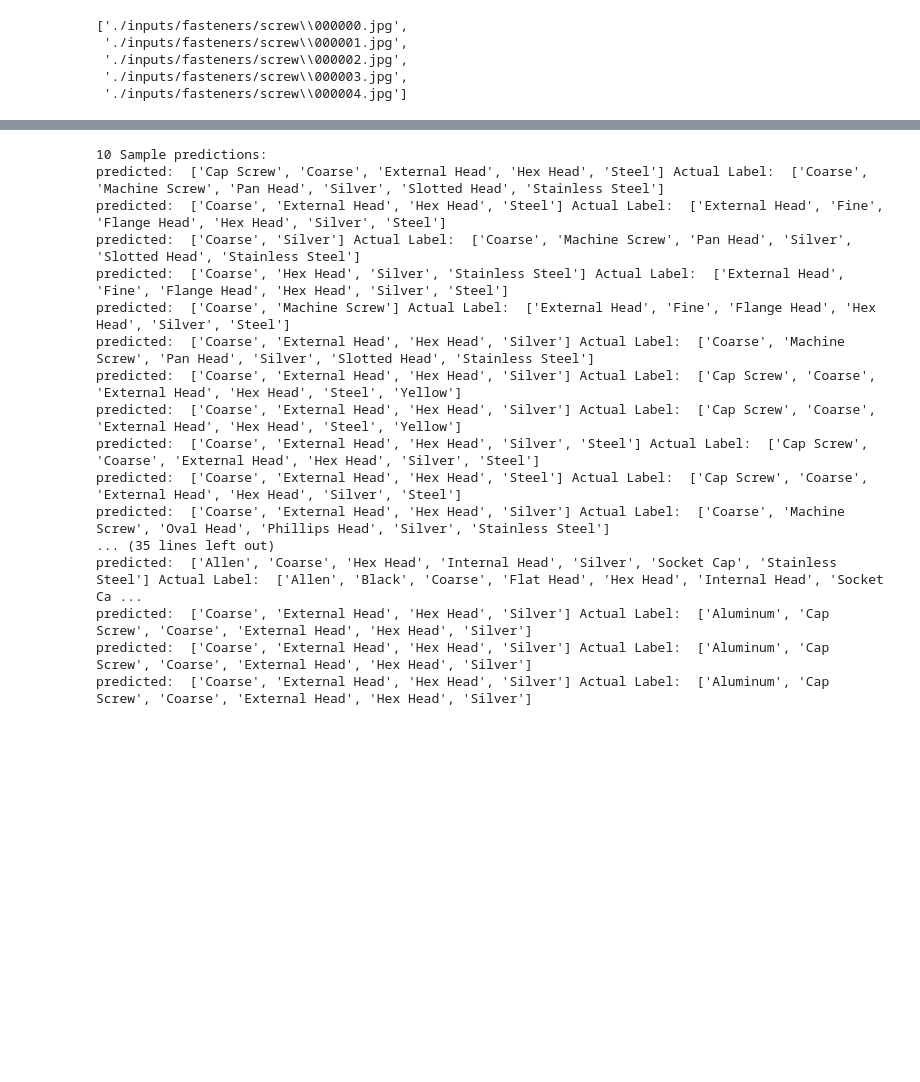
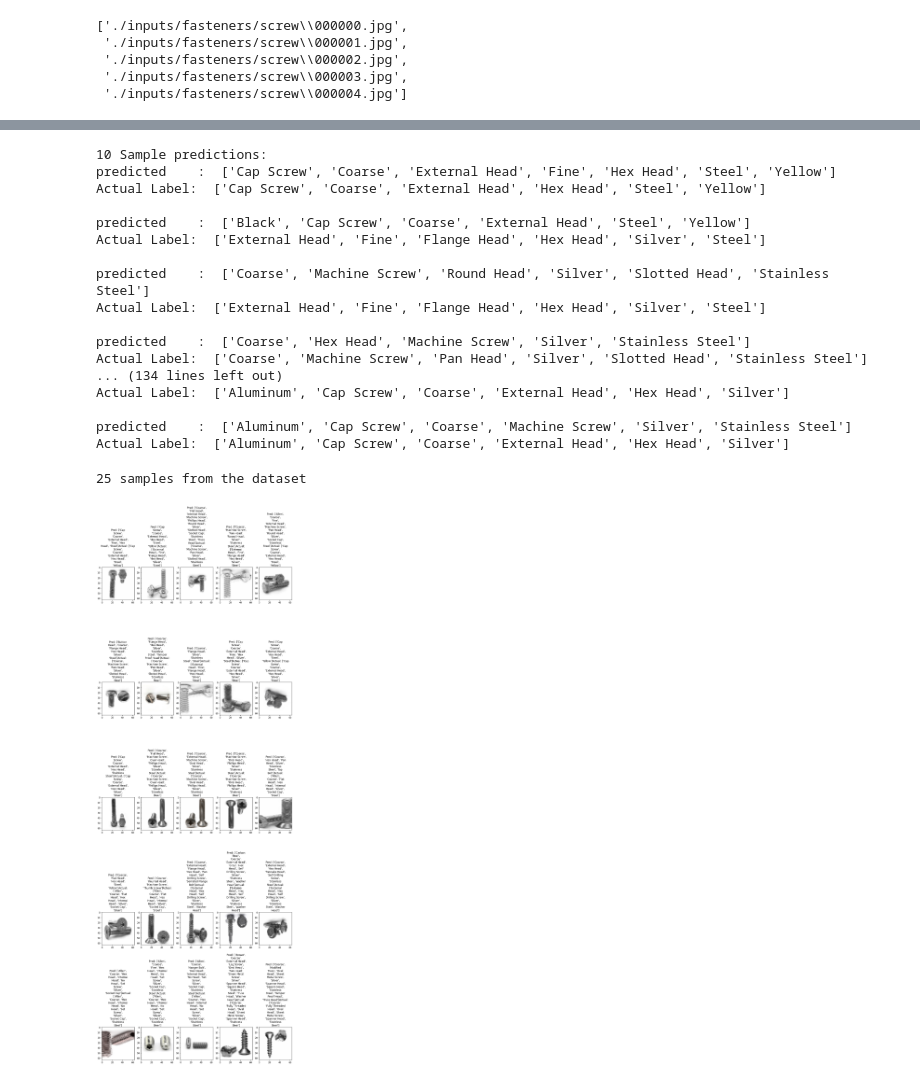
Before and after one commit to RyutaroInatsu/ImageAnnotationChallenge, a Jupyter notebook: notebooks/ImageAnnotationChallenge.ipynb, the cells around one changed output, grey strips where cells are left out. Saved outputs shown, nothing was run; the diff lists cells and outputs as text; code cells hidden in the pictures; blank space fills up the shorter version.

```diff
--- a/notebooks/ImageAnnotationChallenge.ipynb
+++ b/notebooks/ImageAnnotationChallenge.ipynb
@@ -783,7 +550,12 @@ model = tf.keras.Model(inputs, outputs)
+# %%
+# create custom loss function
+def custom_weighted_bce(y_true, y_pred):
+    loss = tf.nn.weighted_cross_entropy_with_logits(tf.cast(y_true, tf.float32), y_pred, weight_balanced)
+    return tf.reduce_mean(loss, axis=1)
 # %%
 model.compile(
   optimizer=tf.keras.optimizers.Nadam(learning_rate=0.0005),
-  loss=tf.keras.losses.BinaryCrossentropy(),
+  loss=custom_weighted_bce,
   metrics=[tf.keras.metrics.BinaryAccuracy()])
 model.summary()
 # %% [output]
@@ -804,10 +578,8 @@ _________________________________________________________________
 # %%
-# model.fit(ds_train_batched, validation_data=ds_test_batched, epochs=100)
-
-NUM_EPOCHS = 50
+NUM_EPOCHS = 100
 
 early_stopping = tf.keras.callbacks.EarlyStopping(
-    monitor='loss', min_delta=0.001, patience=3
+    monitor='loss', min_delta=0.001, patience=5
 )
 
 history = model.fit(ds_train_batched,
@@ -848,24 +622,50 @@ print("10 Sample predictions:")
 for (pred,(a,b)) in zip(predictions,ds.take(50)):
   pred[pred>0.5]=1
   pred[pred<=0.5]=0
-  print("predicted: " , str(covert_onehot_string_labels(LABELS, pred)),
-        "Actual Label: ", str(covert_onehot_string_labels(LABELS,b.numpy())))
+  print("predicted    : " , str(covert_onehot_string_labels(LABELS, pred)))
+  print("Actual Label: ", str(covert_onehot_string_labels(LABELS,b.numpy())))
+  print("")
   y.append(b.numpy())
 # %% [output]
 10 Sample predictions:
-predicted:  ['Cap Screw', 'Coarse', 'External Head', 'Hex Head', 'Steel'] Actual Label:  ['Coarse', 'Machine Screw', 'Pan Head', 'Silver', 'Slotted Head', 'Stainless Steel']
-predicted:  ['Coarse', 'External Head', 'Hex Head', 'Steel'] Actual Label:  ['External Head', 'Fine', 'Flange Head', 'Hex Head', 'Silver', 'Steel']
-predicted:  ['Coarse', 'Silver'] Actual Label:  ['Coarse', 'Machine Screw', 'Pan Head', 'Silver', 'Slotted Head', 'Stainless Steel']
-predicted:  ['Coarse', 'Hex Head', 'Silver', 'Stainless Steel'] Actual Label:  ['External Head', 'Fine', 'Flange Head', 'Hex Head', 'Silver', 'Steel']
-predicted:  ['Coarse', 'Machine Screw'] Actual Label:  ['External Head', 'Fine', 'Flange Head', 'Hex Head', 'Silver', 'Steel']
-predicted:  ['Coarse', 'External Head', 'Hex Head', 'Silver'] Actual Label:  ['Coarse', 'Machine Screw', 'Pan Head', 'Silver', 'Slotted Head', 'Stainless Steel']
-predicted:  ['Coarse', 'External Head', 'Hex Head', 'Silver'] Actual Label:  ['Cap Screw', 'Coarse', 'External Head', 'Hex Head', 'Steel', 'Yellow']
-predicted:  ['Coarse', 'External Head', 'Hex Head', 'Silver'] Actual Label:  ['Cap Screw', 'Coarse', 'External Head', 'Hex Head', 'Steel', 'Yellow']
-predicted:  ['Coarse', 'External Head', 'Hex Head', 'Silver', 'Steel'] Actual Label:  ['Cap Screw', 'Coarse', 'External Head', 'Hex Head', 'Silver', 'Steel']
-predicted:  ['Coarse', 'External Head', 'Hex Head', 'Steel'] Actual Label:  ['Cap Screw', 'Coarse', 'External Head', 'Hex Head', 'Silver', 'Steel']
-predicted:  ['Coarse', 'External Head', 'Hex Head', 'Silver'] Actual Label:  ['Coarse', 'Machine Screw', 'Oval Head', 'Phillips Head', 'Silver', 'Stainless Steel']
-... (35 lines left out)
-predicted:  ['Allen', 'Coarse', 'Hex Head', 'Internal Head', 'Silver', 'Socket Cap', 'Stainless Steel'] Actual Label:  ['Allen', 'Black', 'Coarse', 'Flat Head', 'Hex Head', 'Internal Head', 'Socket Ca ...
-predicted:  ['Coarse', 'External Head', 'Hex Head', 'Silver'] Actual Label:  ['Aluminum', 'Cap Screw', 'Coarse', 'External Head', 'Hex Head', 'Silver']
-predicted:  ['Coarse', 'External Head', 'Hex Head', 'Silver'] Actual Label:  ['Aluminum', 'Cap Screw', 'Coarse', 'External Head', 'Hex Head', 'Silver']
-predicted:  ['Coarse', 'External Head', 'Hex Head', 'Silver'] Actual Label:  ['Aluminum', 'Cap Screw', 'Coarse', 'External Head', 'Hex Head', 'Silver']
+predicted    :  ['Cap Screw', 'Coarse', 'External Head', 'Fine', 'Hex Head', 'Steel', 'Yellow']
+Actual Label:  ['Cap Screw', 'Coarse', 'External Head', 'Hex Head', 'Steel', 'Yellow']
+
+predicted    :  ['Black', 'Cap Screw', 'Coarse', 'External Head', 'Steel', 'Yellow']
+Actual Label:  ['External Head', 'Fine', 'Flange Head', 'Hex Head', 'Silver', 'Steel']
+
+predicted    :  ['Coarse', 'Machine Screw', 'Round Head', 'Silver', 'Slotted Head', 'Stainless Steel']
+Actual Label:  ['External Head', 'Fine', 'Flange Head', 'Hex Head', 'Silver', 'Steel']
+
+predicted    :  ['Coarse', 'Hex Head', 'Machine Screw', 'Silver', 'Stainless Steel']
+Actual Label:  ['Coarse', 'Machine Screw', 'Pan Head', 'Silver', 'Slotted Head', 'Stainless Steel']
+... (134 lines left out)
+Actual Label:  ['Aluminum', 'Cap Screw', 'Coarse', 'External Head', 'Hex Head', 'Silver']
+
+predicted    :  ['Aluminum', 'Cap Screw', 'Coarse', 'Machine Screw', 'Silver', 'Stainless Steel']
+Actual Label:  ['Aluminum', 'Cap Screw', 'Coarse', 'External Head', 'Hex Head', 'Silver']
+# %%
+from textwrap import wrap
+
+def show_samples(dataset):
+    fig=plt.figure(figsize=(16, 16))
+    fig.set_figheight(48)
+    columns = 5
+    rows = 5
+    print(columns*rows,"samples from the dataset")
+    predictions= model.predict(dataset.batch(batch_size=columns*rows).take(1))
+    i=1
+    for (pred, (a,b)) in zip(predictions, dataset.take(columns*rows)):
+        fig.add_subplot(rows, columns, i)
+        plt.imshow(np.squeeze(a))
+        pred[pred>0.5]=1
+        pred[pred<=0.5]=0
+        plt.title('\n'.join(wrap("Pred: "+ str(covert_onehot_string_labels(LABELS, pred)), 16)) + '\n'.join(wrap("Actual: "+str(covert_onehot_string_labels(LABELS, b.numpy())), 16)))
+        i=i+1
+    plt.show()
+
+
+show_samples(ds_test)
+# %% [output]
+25 samples from the dataset
+[figure, added]
```
Also changed, not shown: parts of 63 cells of this notebook.
